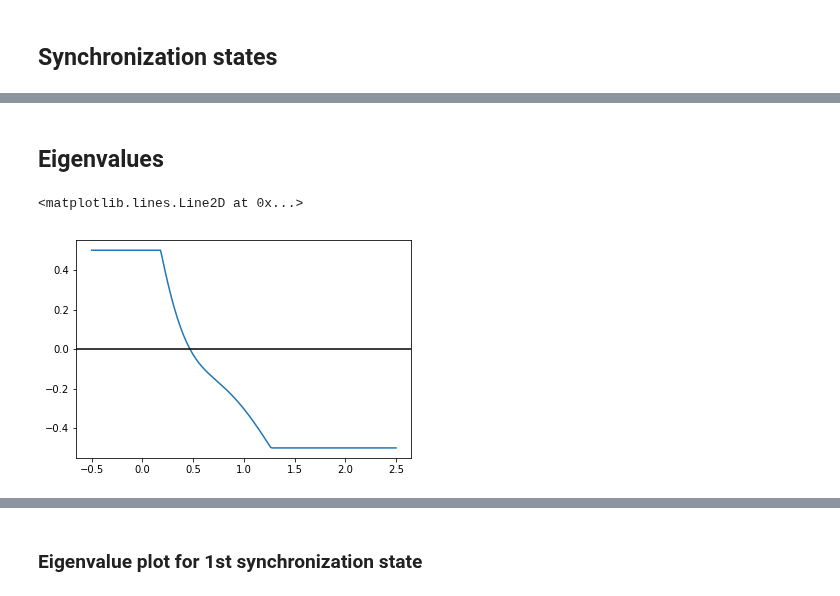
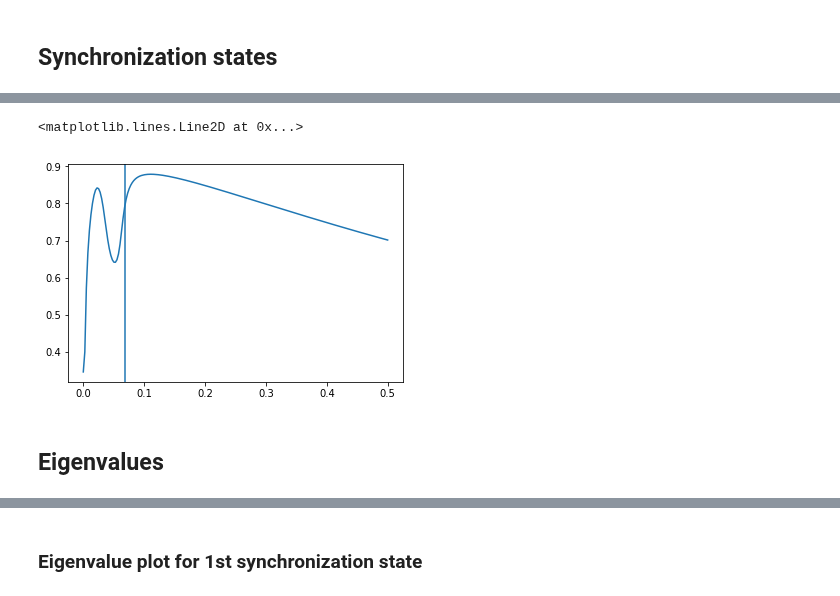
Before and after one commit to parkseo7/KuramotoPlasticDelay, a Jupyter notebook: figND_analysis.ipynb, the cells around one changed output, grey strips where cells are left out. Drawn from its saved outputs; the diff is of its cells as text; code cells hidden in the pictures.

```diff
--- a/figND_analysis.ipynb
+++ b/figND_analysis.ipynb
@@ -108,16 +125,23 @@ fig.colorbar(c, cax=ax[1])
+# %%
+# Obtain Omega = Omega(delta) function
+Omega_roots = np.zeros(delta_arr.size+1)
+Omega_roots[0] = w0
+
+for k in range(delta_arr.size):
+    deltak = delta_arr[k]
+    Omega_funk = lambda Omega: Omega_fun(Omega, deltak**2)
+    new_root = rootlib.find_root(Omega_funk, Omega_roots[k], w0-g, w0+g, steps=100)
+    if new_root[1]:
+        Omega_roots[k+1] = new_root[0]
+
+Omega_roots = Omega_roots[1:]
+
+fig, ax = plt.subplots(1,1)
+
+ax.plot(delta_arr, Omega_roots)
+ax.axvline(x=0.06907494896397551)
+# %% [output]
+<matplotlib.lines.Line2D at 0x...>
+[figure, added]
 # %% [markdown]
 ## Eigenvalues
-# %%
-# Horizontal slice
-delta0 = 0.1
-
-# Find index
-ind = np.argmin(np.abs(delta_arr - delta0))
-
-fig, ax = plt.subplots(1,1)
-
-ax.plot(Omega_arr, z_mesh[:,ind])
-ax.axhline(y=0, color='black')
-# %% [output]
-<matplotlib.lines.Line2D at 0x...>
-[figure, removed]
```
Also changed, not shown: parts of 18 cells of this notebook, 15 other files.
